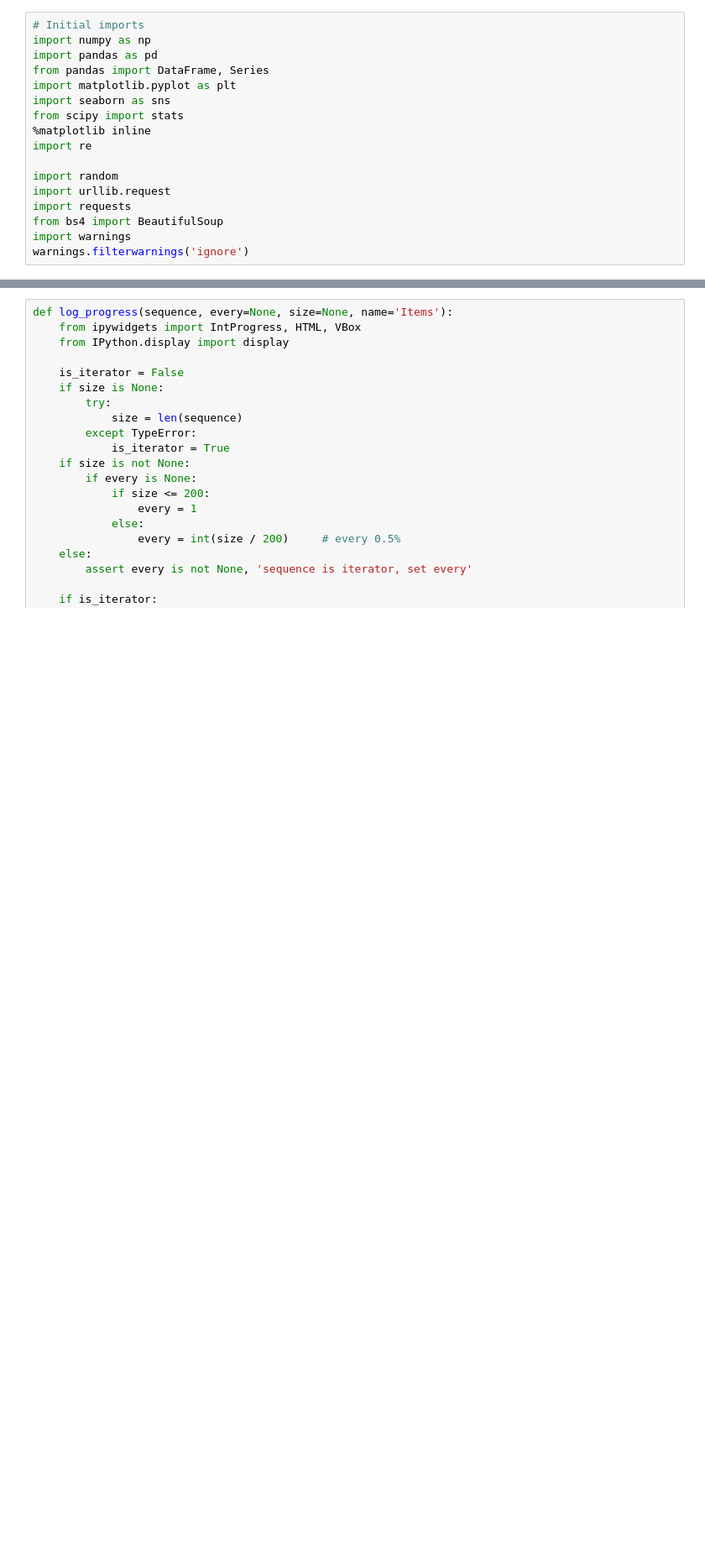
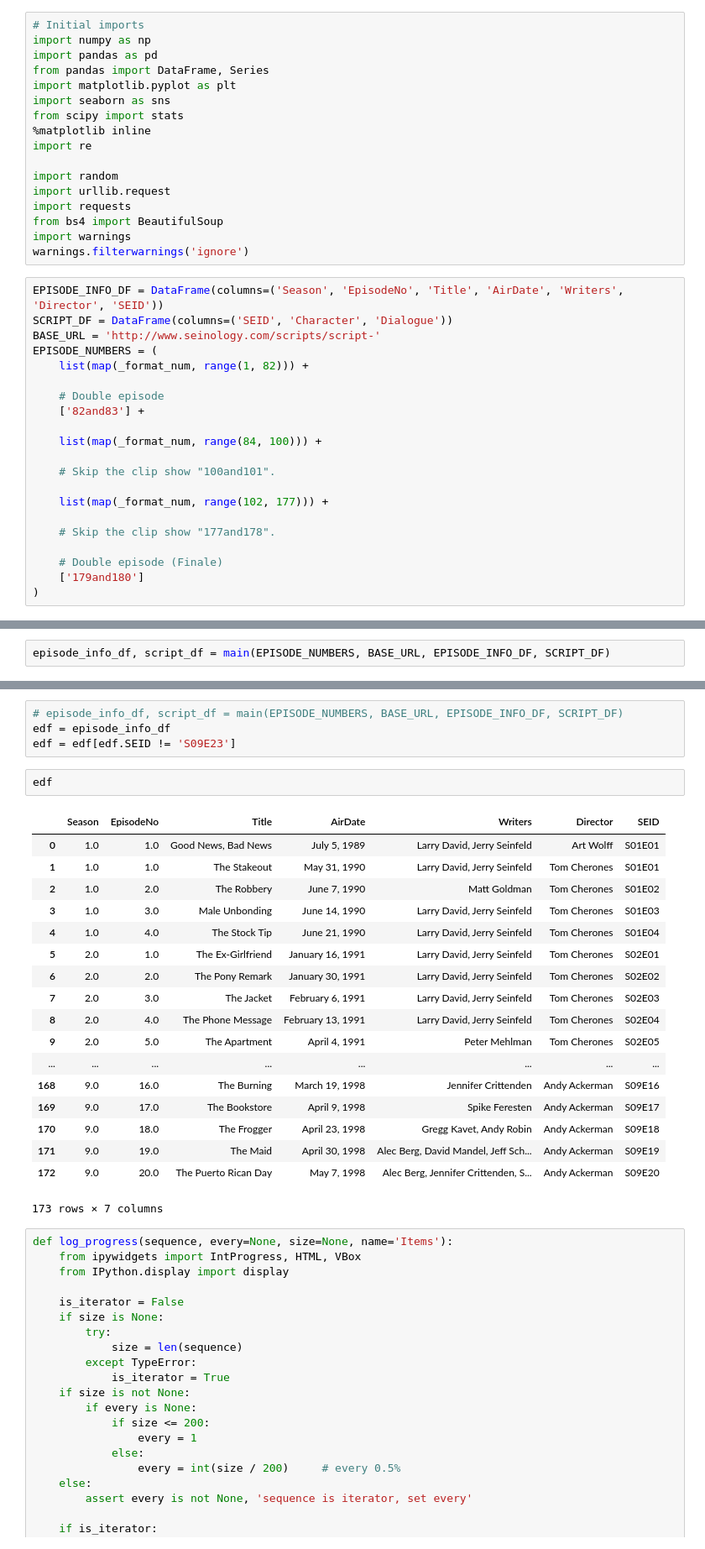
Before and after one commit to 4m4n5/the-seinfeld-chronicles, a Jupyter notebook: ScriptCrawler.ipynb, the cells around one changed output, grey strips where cells are left out. Shown: that part at 84% size. Drawn from its saved outputs; the diff is of its cells as text; blank space fills up the shorter version.

```diff
--- a/ScriptCrawler.ipynb
+++ b/ScriptCrawler.ipynb
@@ -15,3 +15,24 @@ import requests
 from bs4 import BeautifulSoup
 import warnings
 warnings.filterwarnings('ignore')
+# %%
+EPISODE_INFO_DF = DataFrame(columns=('Season', 'EpisodeNo', 'Title', 'AirDate', 'Writers', 'Director', 'SEID'))
+SCRIPT_DF = DataFrame(columns=('SEID', 'Character', 'Dialogue'))
+BASE_URL = 'http://www.seinology.com/scripts/script-'
+EPISODE_NUMBERS = (
+    list(map(_format_num, range(1, 82))) +
+
+    # Double episode
+    ['82and83'] +
+
+    list(map(_format_num, range(84, 100))) +
+
+    # Skip the clip show "100and101".
+
+    list(map(_format_num, range(102, 177))) +
+
+    # Skip the clip show "177and178".
+
+    # Double episode (Finale)
+    ['179and180']
+)
@@ -17,0 +43,2 @@ warnings.filterwarnings('ignore')
+# %%
+episode_info_df, script_df = main(EPISODE_NUMBERS, BASE_URL, EPISODE_INFO_DF, SCRIPT_DF)
@@ -18,3 +70,28 @@ warnings.filterwarnings('ignore')
+# %%
+# episode_info_df, script_df = main(EPISODE_NUMBERS, BASE_URL, EPISODE_INFO_DF, SCRIPT_DF)
+edf = episode_info_df
+edf = edf[edf.SEID != 'S09E23']
+# %%
+edf
+# %% [output]
+|  | Season | EpisodeNo | Title | AirDate | Writers | Director | SEID |
+| 0 | 1.0 | 1.0 | Good News, Bad News | July 5, 1989 | Larry David, Jerry Seinfeld | Art Wolff | S01E01 |
+| 1 | 1.0 | 1.0 | The Stakeout | May 31, 1990 | Larry David, Jerry Seinfeld | Tom Cherones | S01E01 |
+| 2 | 1.0 | 2.0 | The Robbery | June 7, 1990 | Matt Goldman | Tom Cherones | S01E02 |
+| 3 | 1.0 | 3.0 | Male Unbonding | June 14, 1990 | Larry David, Jerry Seinfeld | Tom Cherones | S01E03 |
+| 4 | 1.0 | 4.0 | The Stock Tip | June 21, 1990 | Larry David, Jerry Seinfeld | Tom Cherones | S01E04 |
+| 5 | 2.0 | 1.0 | The Ex-Girlfriend | January 16, 1991 | Larry David, Jerry Seinfeld | Tom Cherones | S02E01 |
+| 6 | 2.0 | 2.0 | The Pony Remark | January 30, 1991 | Larry David, Jerry Seinfeld | Tom Cherones | S02E02 |
+| 7 | 2.0 | 3.0 | The Jacket | February 6, 1991 | Larry David, Jerry Seinfeld | Tom Cherones | S02E03 |
+| 8 | 2.0 | 4.0 | The Phone Message | February 13, 1991 | Larry David, Jerry Seinfeld | Tom Cherones | S02E04 |
+| 9 | 2.0 | 5.0 | The Apartment | April 4, 1991 | Peter Mehlman | Tom Cherones | S02E05 |
+| ... | ... | ... | ... | ... | ... | ... | ... |
+| 168 | 9.0 | 16.0 | The Burning | March 19, 1998 | Jennifer Crittenden | Andy Ackerman | S09E16 |
+| 169 | 9.0 | 17.0 | The Bookstore | April 9, 1998 | Spike Feresten | Andy Ackerman | S09E17 |
+| 170 | 9.0 | 18.0 | The Frogger | April 23, 1998 | Gregg Kavet, Andy Robin | Andy Ackerman | S09E18 |
+| 171 | 9.0 | 19.0 | The Maid | April 30, 1998 | Alec Berg, David Mandel, Jeff Sch... | Andy Ackerman | S09E19 |
+| 172 | 9.0 | 20.0 | The Puerto Rican Day | May 7, 1998 | Alec Berg, Jennifer Crittenden, S... | Andy Ackerman | S09E20 |
+173 rows × 7 columns
 # %%
 def log_progress(sequence, every=None, size=None, name='Items'):
     from ipywidgets import IntProgress, HTML, VBox
```
Also changed, not shown: parts of 13 cells of this notebook, 2 other files.
